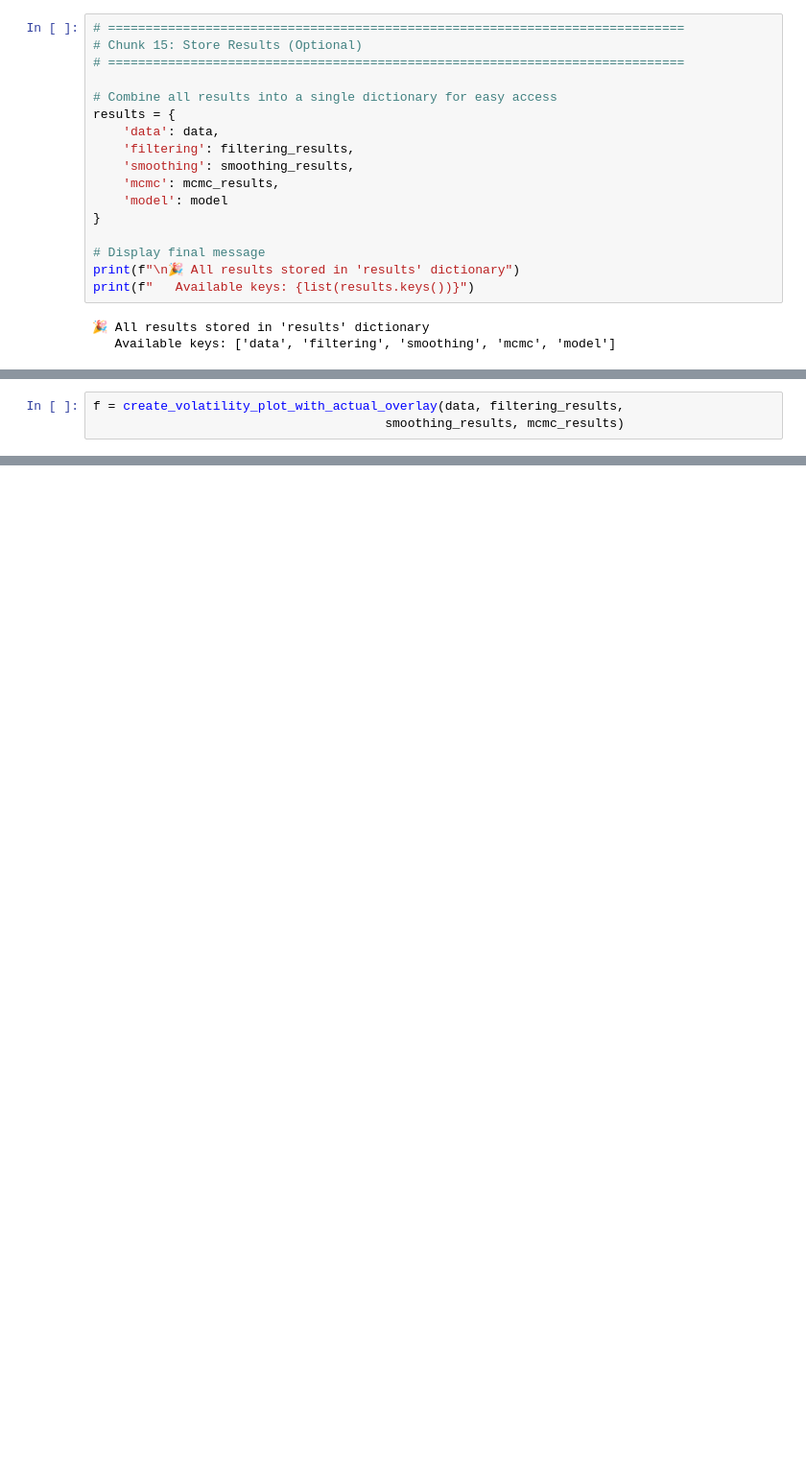
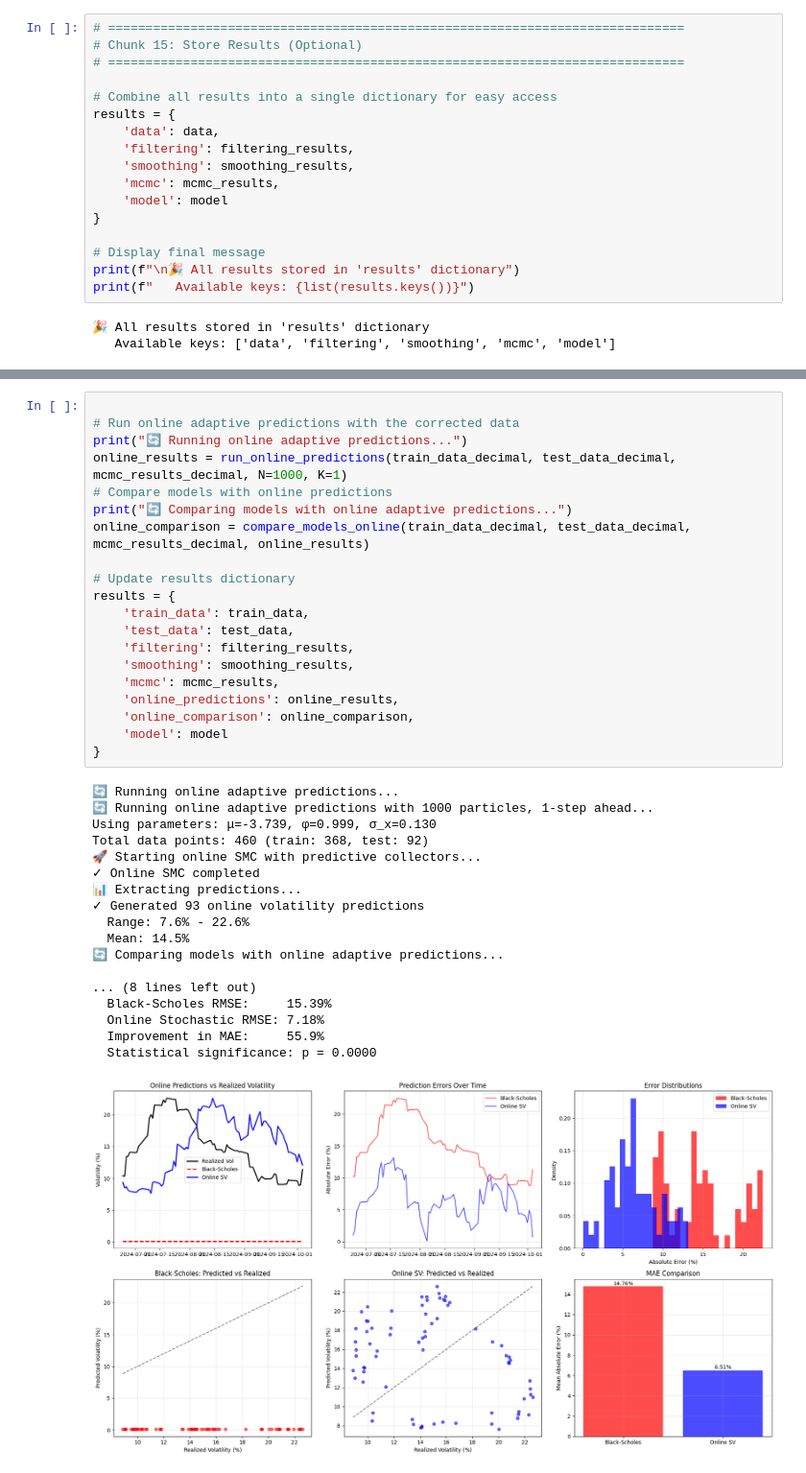
Before and after one commit to designed7000/UCL-Research-Project, a Jupyter notebook: Week1/Week1.ipynb, the cells around one changed output, grey strips where cells are left out. Shown at 96% size. Saved outputs shown, nothing was run; the diff lists cells and outputs as text; blank space fills up the shorter version.

```diff
--- a/Week1/Week1.ipynb
+++ b/Week1/Week1.ipynb
@@ -1965,3 +1092,0 @@ def run_volatility_prediction_analysis(data, filtering_results, smoothing_result
-# %%
-f = create_volatility_plot_with_actual_overlay(data, filtering_results,
-                                       smoothing_results, mcmc_results)
@@ -2359,0 +1376,39 @@ Proper Bayesian approach:
+# %%
+
+# Run online adaptive predictions with the corrected data
+print("🔄 Running online adaptive predictions...")
+online_results = run_online_predictions(train_data_decimal, test_data_decimal, mcmc_results_decimal, N=1000, K=1)
+# Compare models with online predictions
+print("🔄 Comparing models with online adaptive predictions...")
+online_comparison = compare_models_online(train_data_decimal, test_data_decimal, mcmc_results_decimal, online_results)
+
+# Update results dictionary
+results = {
+    'train_data': train_data,
+    'test_data': test_data,
+    'filtering': filtering_results,
+    'smoothing': smoothing_results,
+    'mcmc': mcmc_results,
+    'online_predictions': online_results,
+    'online_comparison': online_comparison,
+    'model': model
+}
+# %% [output]
+🔄 Running online adaptive predictions...
+🔄 Running online adaptive predictions with 1000 particles, 1-step ahead...
+Using parameters: μ=-3.739, φ=0.999, σ_x=0.130
+Total data points: 460 (train: 368, test: 92)
+🚀 Starting online SMC with predictive collectors...
+✓ Online SMC completed
+📊 Extracting predictions...
+✓ Generated 93 online volatility predictions
+  Range: 7.6% - 22.6%
+  Mean: 14.5%
+🔄 Comparing models with online adaptive predictions...
+
+... (8 lines left out)
+  Black-Scholes RMSE:     15.39%
+  Online Stochastic RMSE: 7.18%
+  Improvement in MAE:     55.9%
+  Statistical significance: p = 0.0000
+[figure, added]
```
Also changed, not shown: parts of 27 cells of this notebook, 1 other file.
